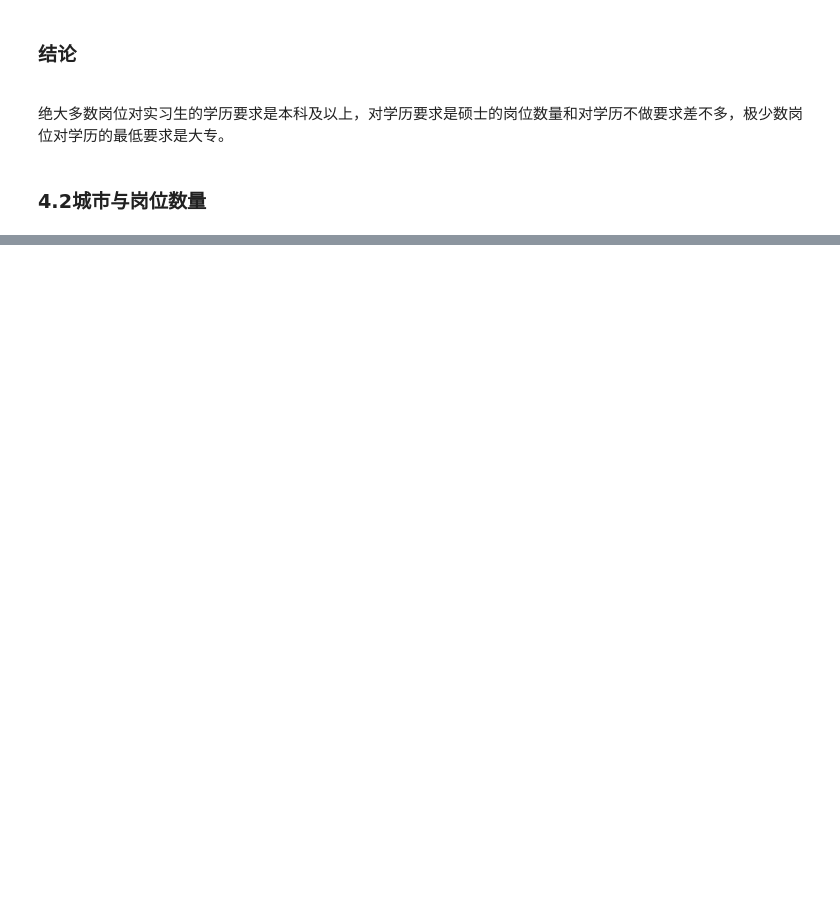
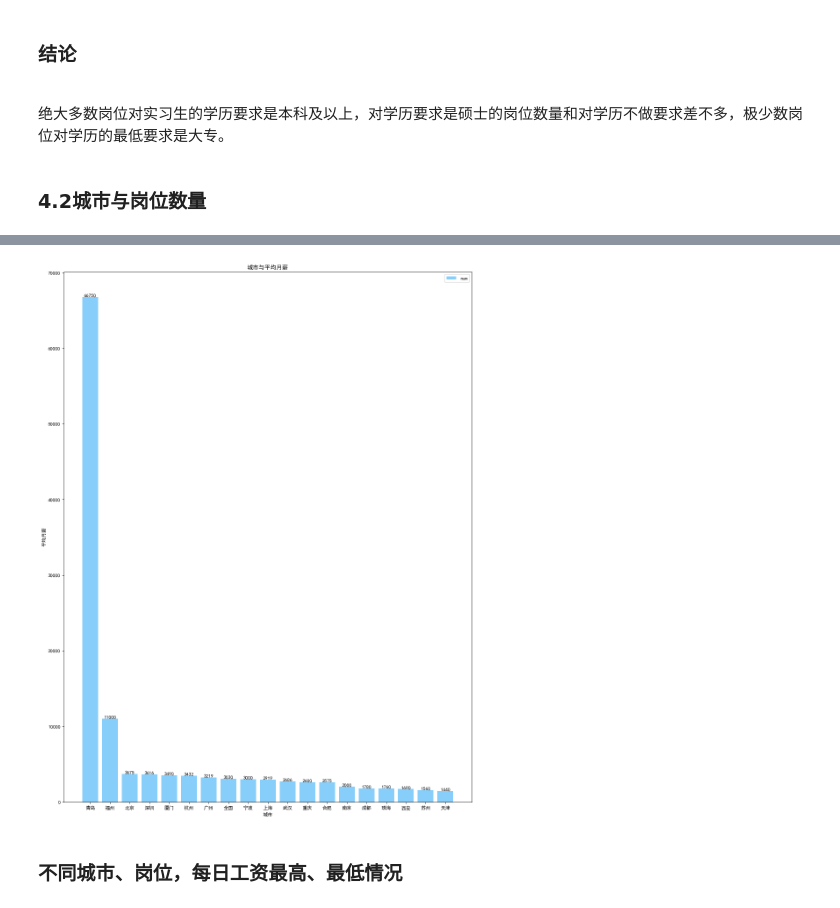
Before and after one commit to 2279816889/Python-, a Jupyter notebook: CourseDesign.ipynb, the cells around one changed output, grey strips where cells are left out. Drawn from its saved outputs; the diff is of its cells as text; code cells hidden in the pictures; blank space fills up the shorter version.

```diff
--- a/CourseDesign.ipynb
+++ b/CourseDesign.ipynb
@@ -190,0 +282,4 @@ plt.show()
+# %%
+df2=df1
+df2['月薪']=df2['day']*df2['平均日薪']*4
+df2.head()
@@ -190,0 +299,3 @@ plt.show()
+# %%
+salary_by_city = df2.groupby('city')['月薪'].mean()
+salary_by_city
@@ -190,0 +320,4 @@ plt.show()
+# %%
+city=job_detailed_data['city'].value_counts()
+city_pct = (city/city.sum()).map(lambda x: '{:,.2%}'.format(x))
+city_pct
@@ -190,0 +345,3 @@ plt.show()
+# %%
+salary_by_city_sort = salary_by_city[city_pct.index].sort_values(ascending=False)
+salary_by_city_sort
@@ -190,0 +369,16 @@ plt.show()
+# %%
+plt.figure(figsize=(15, 20), dpi=80)
+x = salary_by_city_sort.index
+y = salary_by_city_sort.values
+p = plt.bar(x, y, label="num", color="#87CEFA")
+for x,y in zip(x,y):
+    plt.text(x,y, '%.0f'%y, ha='center',va='bottom')
+plt.xlabel('城市')
+plt.ylabel('平均月薪')
+plt.title('城市与平均月薪')
+plt.legend(loc="upper right")
+plt.show()
+# %% [output]
+[figure, added]
+# %% [markdown]
+<h3>不同城市、岗位，每日工资最高、最低情况</h3>
```
Also changed, not shown: parts of 37 cells of this notebook.
